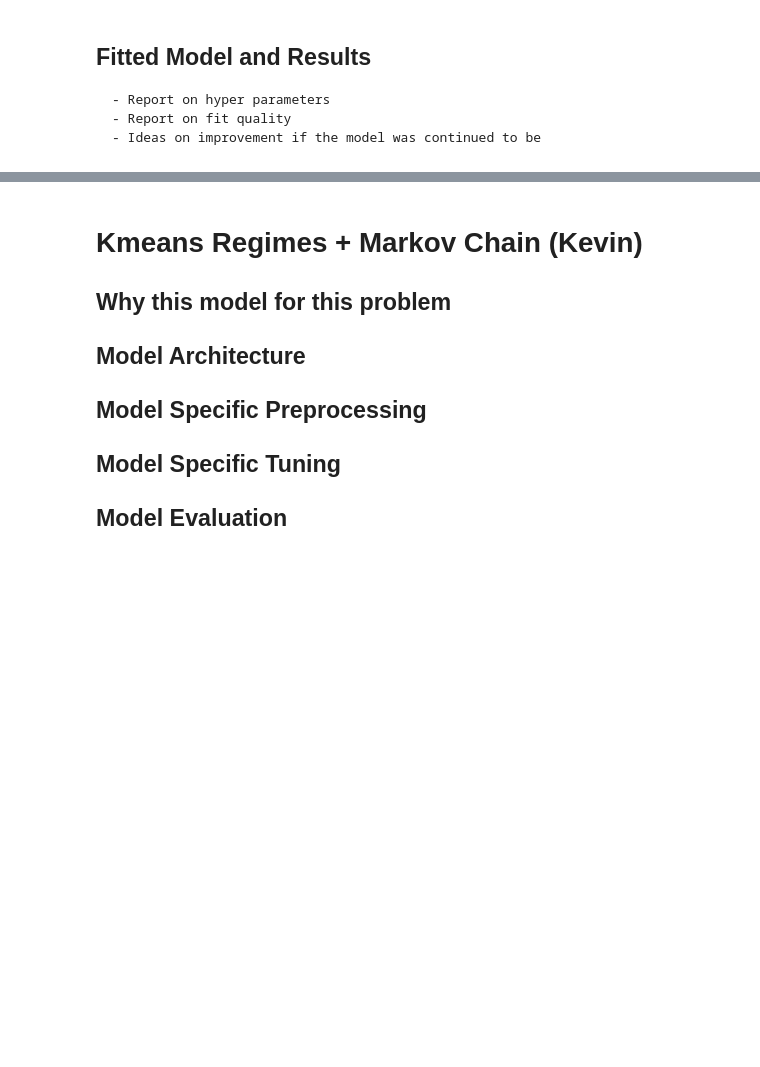
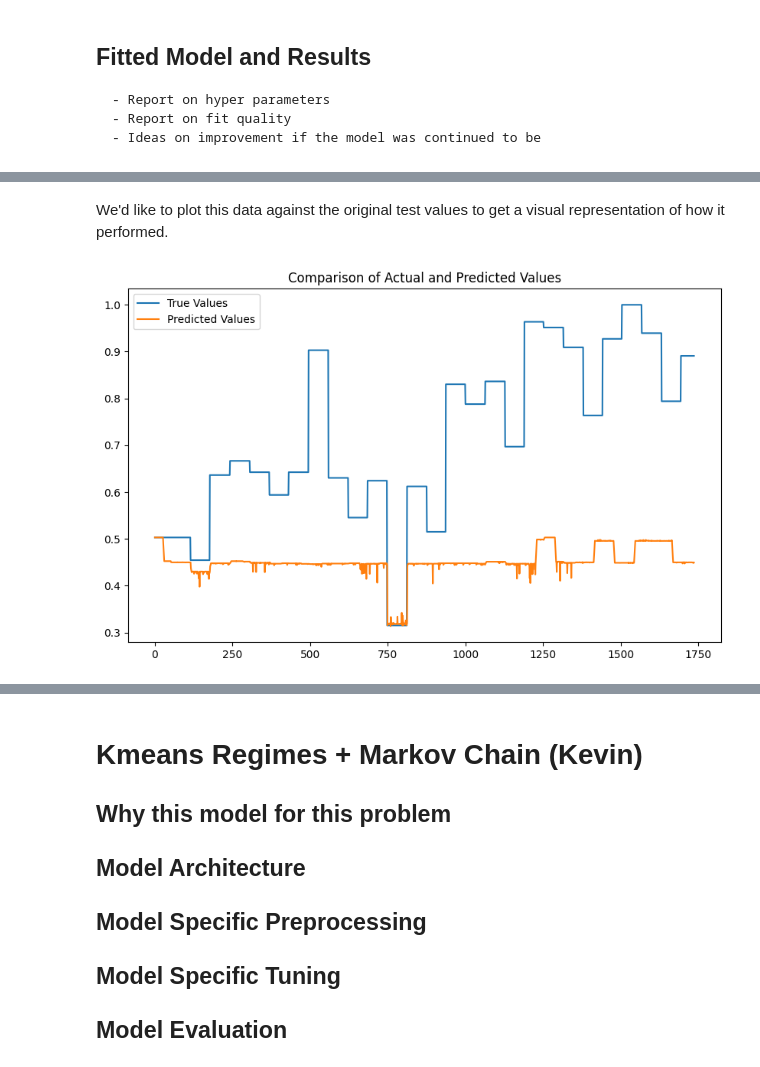
Before and after one commit to franco-rey/521-Final-Project, a Jupyter notebook: Group Report - OUTLINE FOR WRITING.ipynb, the cells around one changed output, grey strips where cells are left out. Drawn from its saved outputs; the diff is of its cells as text; code cells hidden in the pictures; blank space fills up the shorter version.

Commit message:
random forrest

```diff
--- a/Group Report - OUTLINE FOR WRITING.ipynb
+++ b/Group Report - OUTLINE FOR WRITING.ipynb
@@ -353,0 +380,15 @@ merged_df.head()
+# %%
+# Reshape data to fit the RNN input shape
+def create_sequences(data, n_steps):
+    X, y = [], []
+    for i in range(n_steps, len(data)):
+        X.append(data[i-n_steps:i, :])
+        y.append(data[i, 5])  # Assuming the first column is the target variable
+    return np.array(X), np.array(y)
+
+X, y = create_sequences(data_scaled, n_steps)
+
+# Split the dataset
+train_size = int(0.8 * len(X))
+X_train, X_test = X[:train_size], X[train_size:]
+y_train, y_test = y[:train_size], y[train_size:]
@@ -384,0 +611,33 @@ merged_df.head()
+# %%
+from sklearn.ensemble import RandomForestRegressor
+from sklearn.metrics import mean_squared_error
+
+# Assuming X_train and y_train are already defined and properly shaped
+# Create a Random Forest Regressor
+rf = RandomForestRegressor(n_estimators=200, random_state=0)
+
+# Train the model
+# Reshape the input data
+X_train_reshaped = X_train.reshape(X_train.shape[0], -1)
+X_test_reshaped = X_test.reshape(X_test.shape[0], -1)
+
+# Train the model
+rf.fit(X_train_reshaped, y_train)
+
+# Make predictions on the test set
+y_pred = rf.predict(X_test_reshaped)
+# %% [markdown]
+We'd like to plot this data against the original test values to get a visual representation of how it performed.
+# %%
+import matplotlib.pyplot as plt
+
+# Predicting
+predicted_values = rf.predict(X_test_reshaped)
+plt.figure(figsize=(10, 6))
+plt.plot(y_test, label='True Values')
+plt.plot(predicted_values, label='Predicted Values')
+plt.title('Comparison of Actual and Predicted Values')
+plt.legend()
+plt.show()
+# %% [output]
+[figure, added]
```
Also changed, not shown: parts of 39 cells of this notebook.
